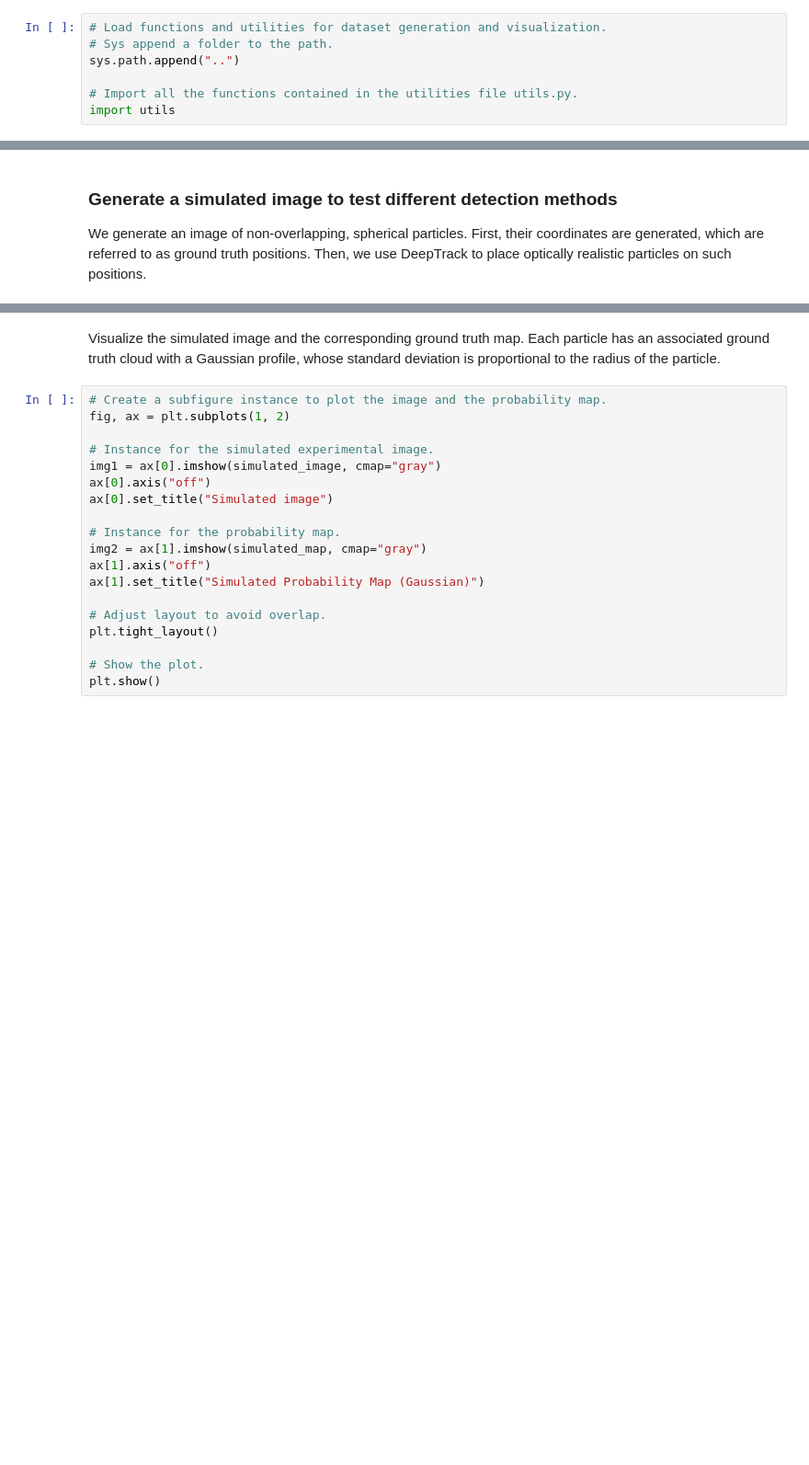
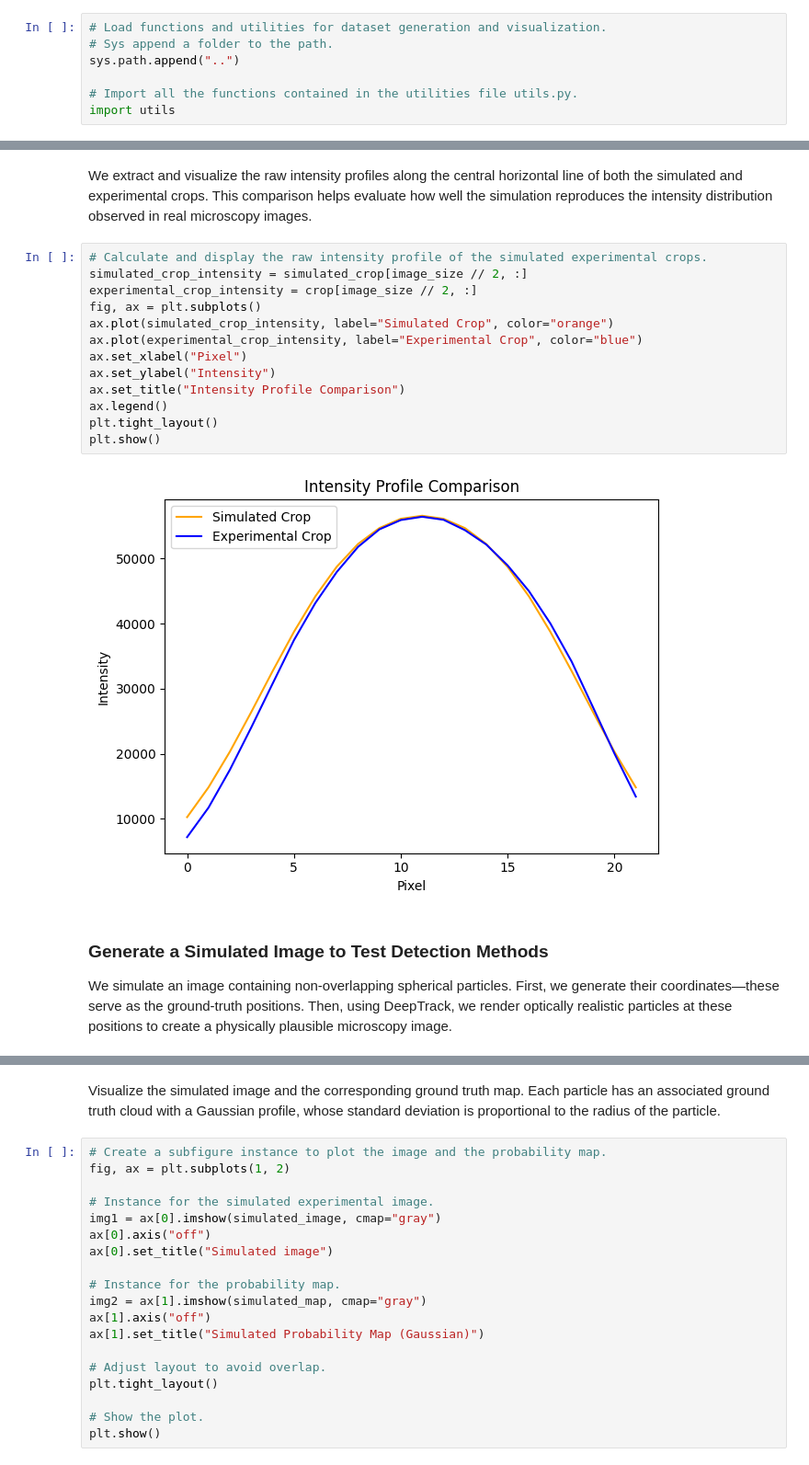
Before and after one commit to softmatterlab/ParticleTracking, a Jupyter notebook: tutorial/detection/spheres/detection_spheres.ipynb, the cells around one changed output, grey strips where cells are left out. Shown at 92% size. Saved outputs shown, nothing was run; the diff lists cells and outputs as text; blank space fills up the shorter version.

```diff
--- a/tutorial/detection/spheres/detection_spheres.ipynb
+++ b/tutorial/detection/spheres/detection_spheres.ipynb
@@ -172,6 +182,23 @@ plt.show()
+# %% [markdown]
+We extract and visualize the raw intensity profiles along the central horizontal line of both the simulated and experimental crops. This comparison helps evaluate how well the simulation reproduces the intensity distribution observed in real microscopy images.
+# %%
+# Calculate and display the raw intensity profile of the simulated experimental crops.
+simulated_crop_intensity = simulated_crop[image_size // 2, :]
+experimental_crop_intensity = crop[image_size // 2, :]
+fig, ax = plt.subplots()
+ax.plot(simulated_crop_intensity, label="Simulated Crop", color="orange")
+ax.plot(experimental_crop_intensity, label="Experimental Crop", color="blue")
+ax.set_xlabel("Pixel")
+ax.set_ylabel("Intensity")
+ax.set_title("Intensity Profile Comparison")
+ax.legend()
+plt.tight_layout()
+plt.show()
+# %% [output]
+[figure, added]
 # %% [markdown]
-### Generate a simulated image to test different detection methods
-We generate an image of non-overlapping, spherical particles. First, their coordinates are generated, which are referred to as ground truth positions. Then, we use DeepTrack to place optically realistic particles on such positions.
+### Generate a Simulated Image to Test Detection Methods
+We simulate an image containing non-overlapping spherical particles. First, we generate their coordinates—these serve as the ground-truth positions. Then, using DeepTrack, we render optically realistic particles at these positions to create a physically plausible microscopy image.
 # %%
 # Parameters of the simulation.
 image_size = 256
```
Also changed, not shown: parts of 49 cells of this notebook.
